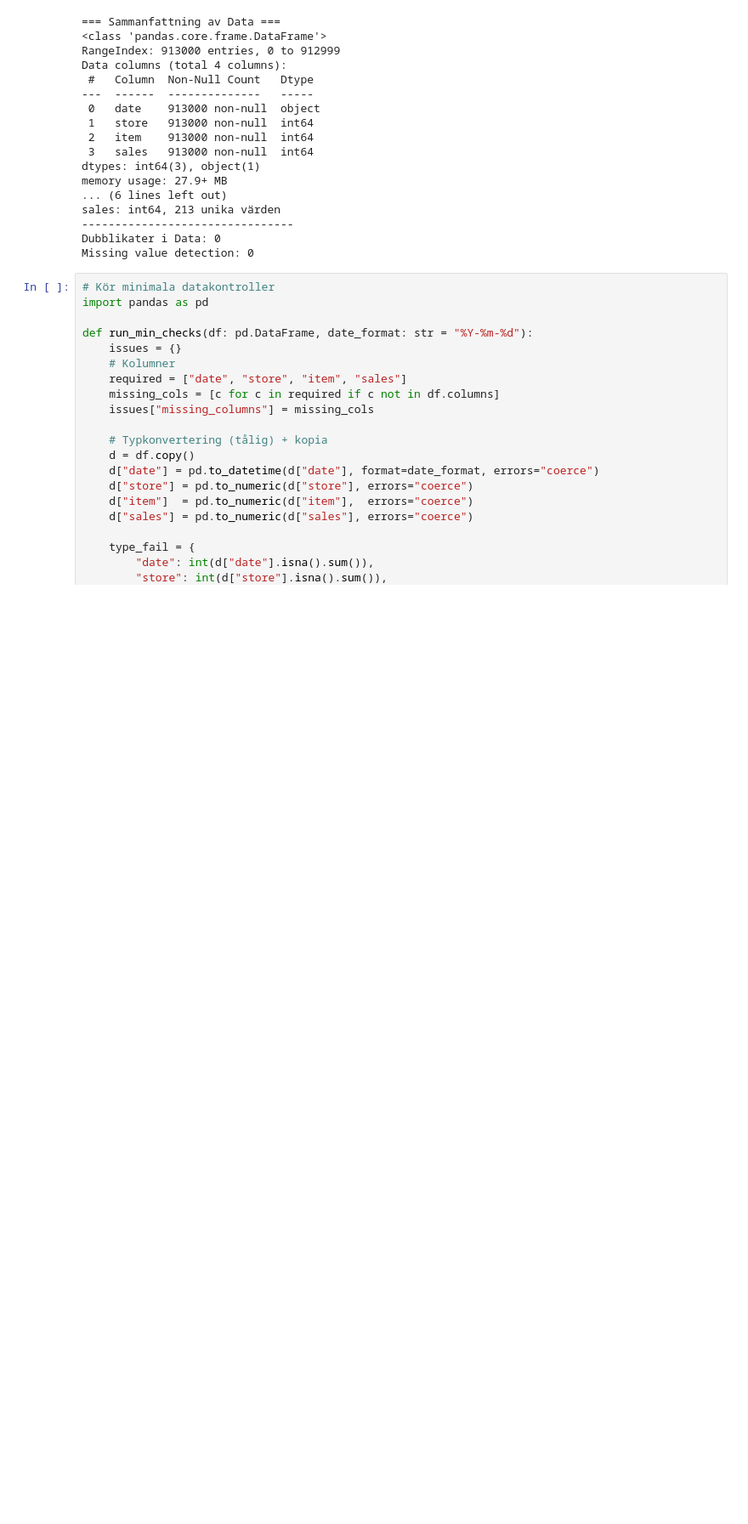
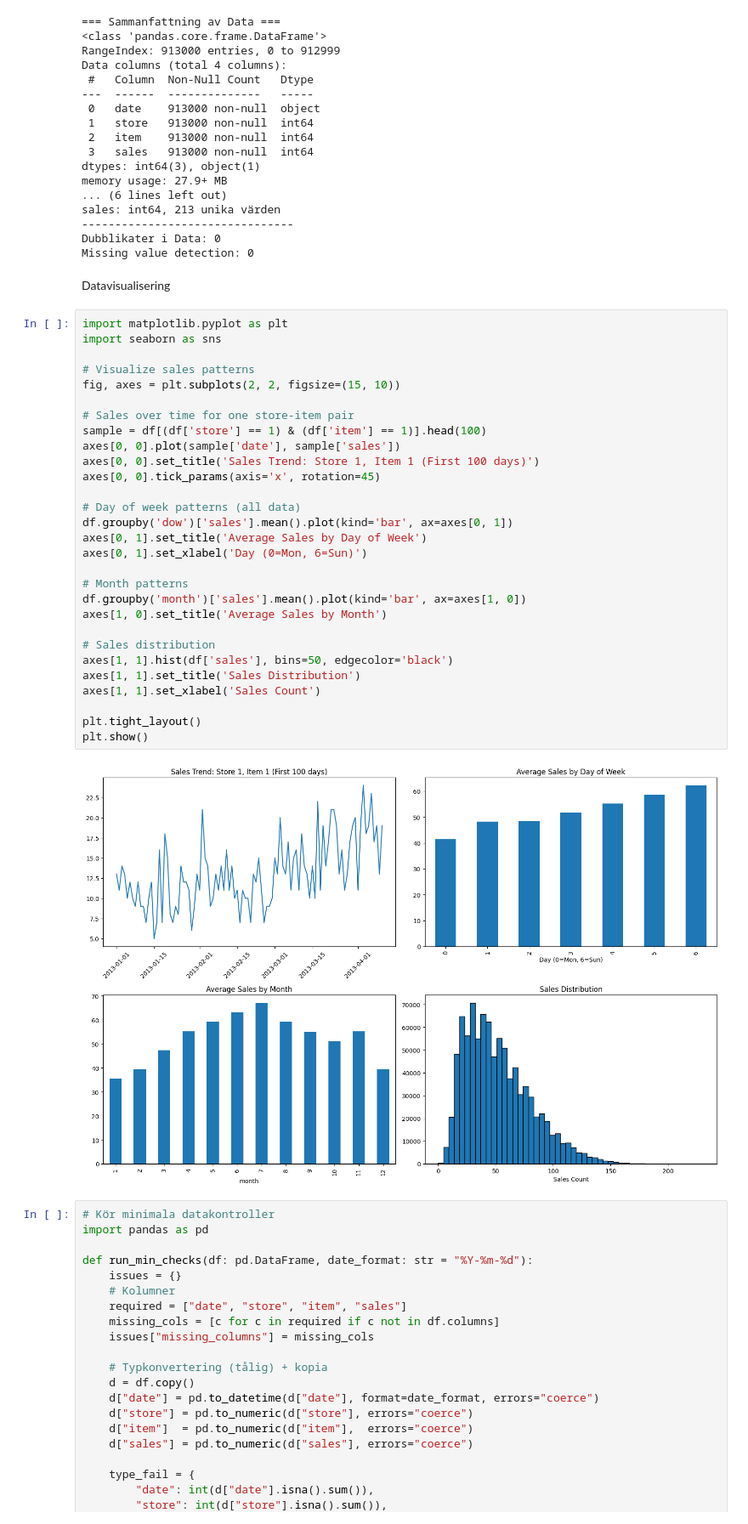
Before and after one commit to AM10101010/ml-project-projekt-steg-2, a Jupyter notebook: project_ml_part_2.ipynb, the cells around one changed output. Shown at 85% size. Saved outputs shown, nothing was run; the diff lists cells and outputs as text; blank space fills up the shorter version.

Commit message:
feat: introduce charts for trend and pattern analysis

```diff
--- a/project_ml_part_2.ipynb
+++ b/project_ml_part_2.ipynb
@@ -34,6 +34,39 @@ sales: int64, 213 unika värden
 --------------------------------
 Dubblikater i Data: 0
 Missing value detection: 0
+# %% [markdown]
+Datavisualisering
+# %%
+import matplotlib.pyplot as plt
+import seaborn as sns
+
+# Visualize sales patterns
+fig, axes = plt.subplots(2, 2, figsize=(15, 10))
+
+# Sales over time for one store-item pair
+sample = df[(df['store'] == 1) & (df['item'] == 1)].head(100)
+axes[0, 0].plot(sample['date'], sample['sales'])
+axes[0, 0].set_title('Sales Trend: Store 1, Item 1 (First 100 days)')
+axes[0, 0].tick_params(axis='x', rotation=45)
+
+# Day of week patterns (all data)
+df.groupby('dow')['sales'].mean().plot(kind='bar', ax=axes[0, 1])
+axes[0, 1].set_title('Average Sales by Day of Week')
+axes[0, 1].set_xlabel('Day (0=Mon, 6=Sun)')
+
+# Month patterns
+df.groupby('month')['sales'].mean().plot(kind='bar', ax=axes[1, 0])
+axes[1, 0].set_title('Average Sales by Month')
+
+# Sales distribution
+axes[1, 1].hist(df['sales'], bins=50, edgecolor='black')
+axes[1, 1].set_title('Sales Distribution')
+axes[1, 1].set_xlabel('Sales Count')
+
+plt.tight_layout()
+plt.show()
+# %% [output]
+[figure, added]
 # %%
 # Kör minimala datakontroller
 import pandas as pd
```
Also changed, not shown: parts of 1 cell of this notebook, 1 other file.
